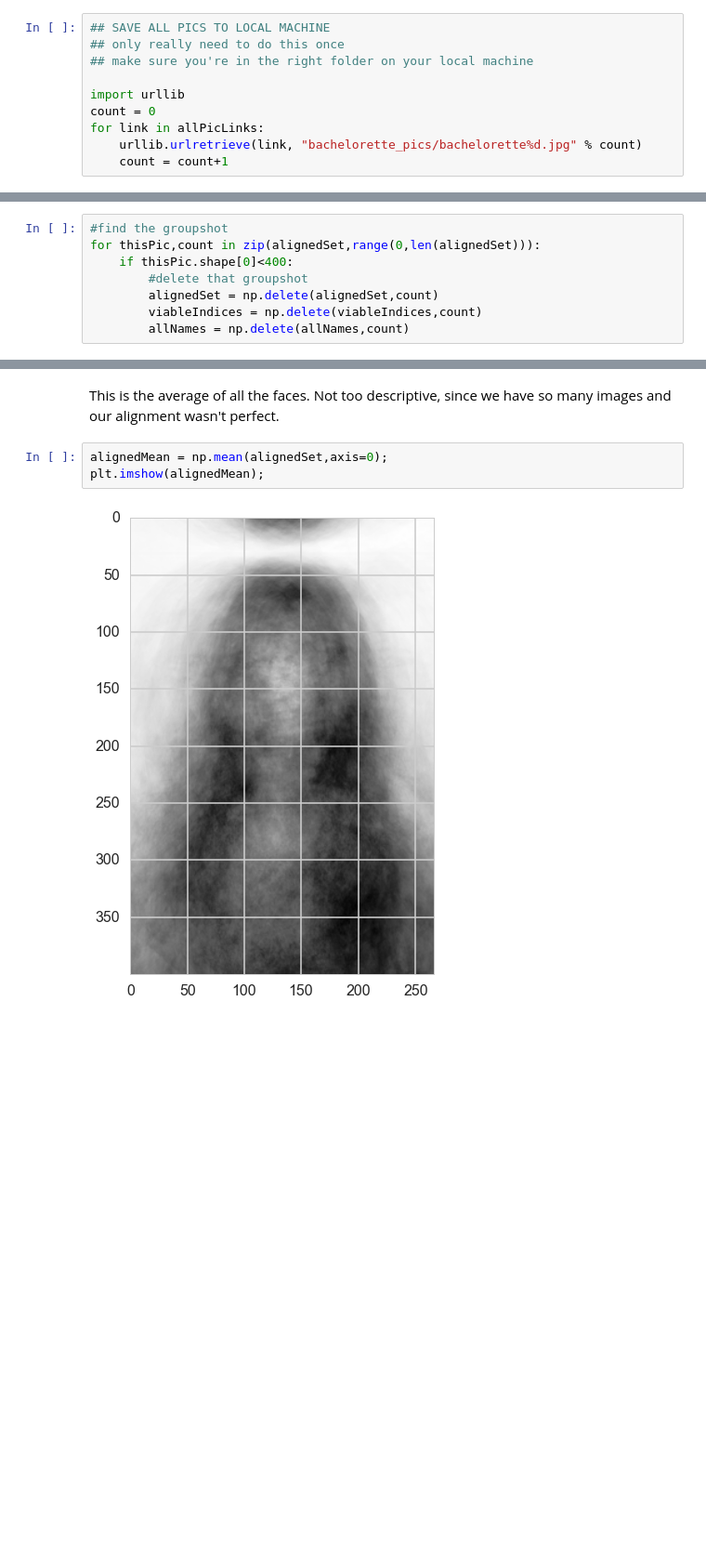
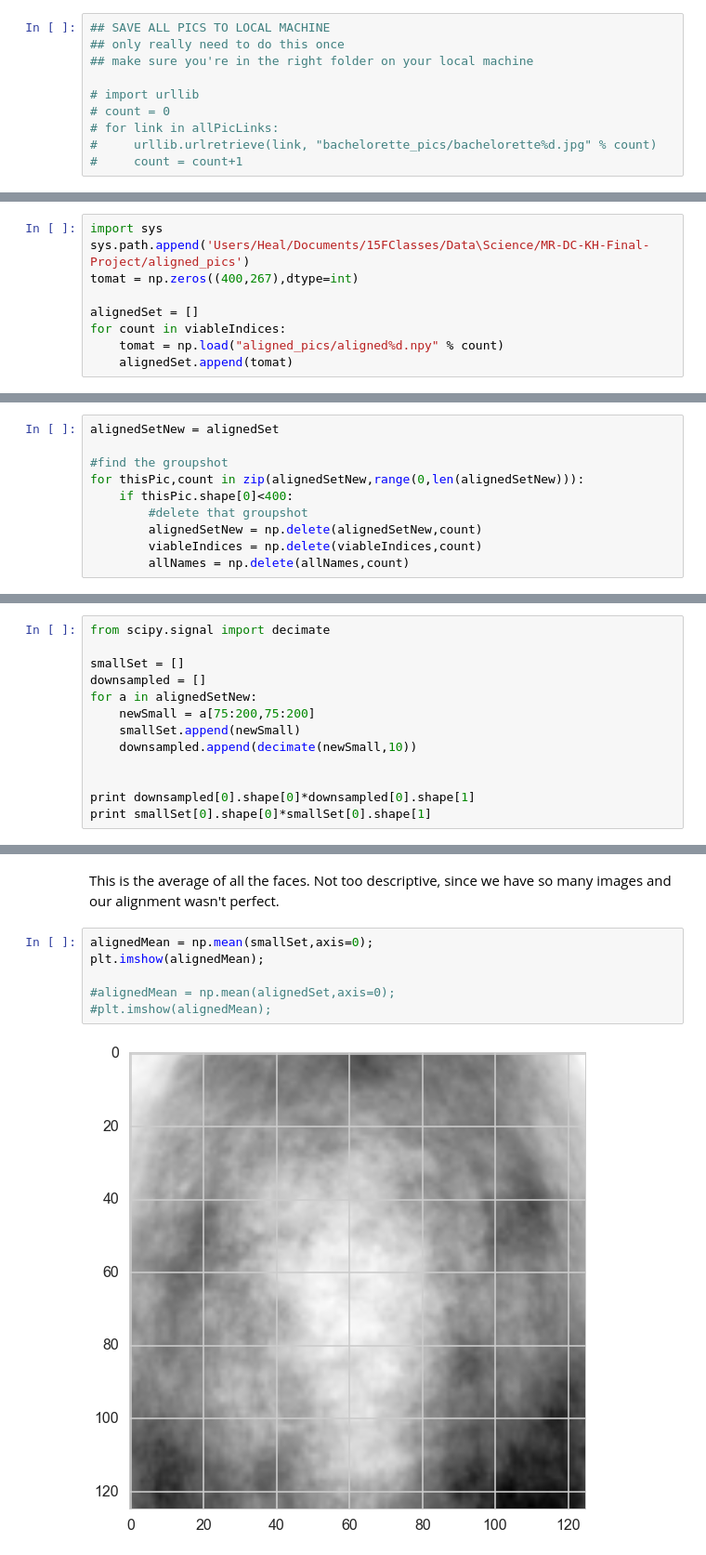
Before and after one commit to dcusworth/WAR_of_the_Roses, a Jupyter notebook: Final Project -- Images.ipynb, the cells around one changed output, grey strips where cells are left out. Shown at 93% size. Cells and saved outputs as stored; diff of their text form; blank space fills up the shorter version.

```diff
--- a/Final Project -- Images.ipynb
+++ b/Final Project -- Images.ipynb
@@ -298,8 +248,8 @@ Uncomment this block if running for the first time.
 ## only really need to do this once
 ## make sure you're in the right folder on your local machine
 
-import urllib
-count = 0
-for link in allPicLinks:
-    urllib.urlretrieve(link, "bachelorette_pics/bachelorette%d.jpg" % count)
-    count = count+1
+# import urllib
+# count = 0
+# for link in allPicLinks:
+#     urllib.urlretrieve(link, "bachelorette_pics/bachelorette%d.jpg" % count)
+#     count = count+1
@@ -546,10 +474,21 @@ This took my computer about 29 minutes.
+# %%
+import sys
+sys.path.append('Users/Heal/Documents/15FClasses/Data\Science/MR-DC-KH-Final-Project/aligned_pics')
+tomat = np.zeros((400,267),dtype=int)
+
+alignedSet = []
+for count in viableIndices:
+    tomat = np.load("aligned_pics/aligned%d.npy" % count)
+    alignedSet.append(tomat)
 # %% [markdown]
 Remove that one, too-small group shot.
 # %%
+alignedSetNew = alignedSet
+
 #find the groupshot
-for thisPic,count in zip(alignedSet,range(0,len(alignedSet))):
+for thisPic,count in zip(alignedSetNew,range(0,len(alignedSetNew))):
     if thisPic.shape[0]<400:
         #delete that groupshot
-        alignedSet = np.delete(alignedSet,count)
+        alignedSetNew = np.delete(alignedSetNew,count)
         viableIndices = np.delete(viableIndices,count)
         allNames = np.delete(allNames,count)
@@ -555,0 +497,13 @@ for thisPic,count in zip(alignedSet,range(0,len(alignedSet))):
+# %%
+from scipy.signal import decimate
+
+smallSet = []
+downsampled = []
+for a in alignedSetNew:
+    newSmall = a[75:200,75:200]
+    smallSet.append(newSmall)
+    downsampled.append(decimate(newSmall,10))
+
+
+print downsampled[0].shape[0]*downsampled[0].shape[1]
+print smallSet[0].shape[0]*smallSet[0].shape[1]
@@ -558,7 +515,10 @@ for thisPic,count in zip(alignedSet,range(0,len(alignedSet))):
 # %% [markdown]
 This is the average of all the faces. Not too descriptive, since we have so many images and our alignment wasn't perfect.
 # %%
-alignedMean = np.mean(alignedSet,axis=0);
+alignedMean = np.mean(smallSet,axis=0);
 plt.imshow(alignedMean);
+
+#alignedMean = np.mean(alignedSet,axis=0);
+#plt.imshow(alignedMean);
 # %% [output]
-[figure, old version]
+[figure, new version]
```
Also changed, not shown: parts of 34 cells of this notebook, 1 other file.
